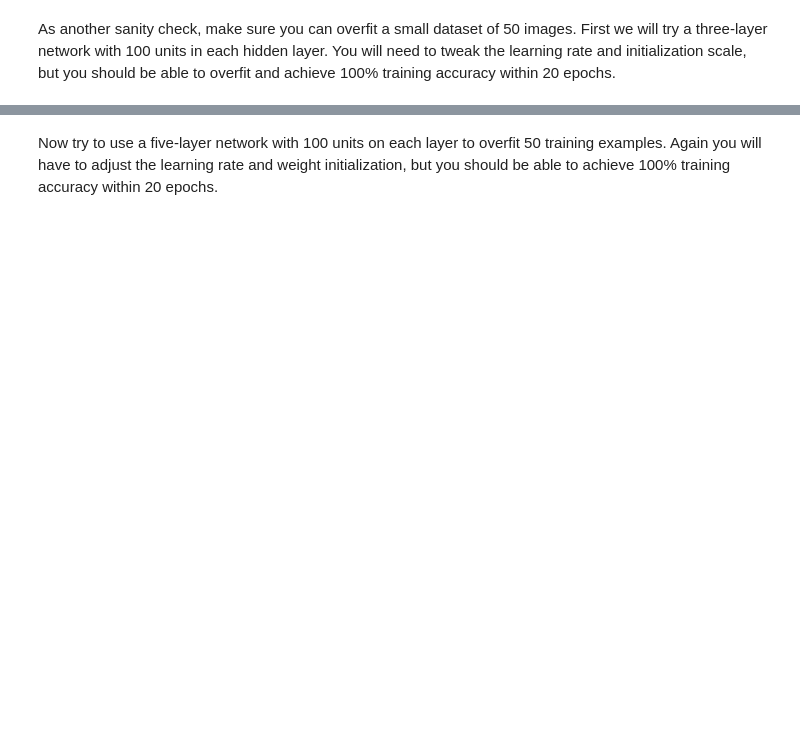
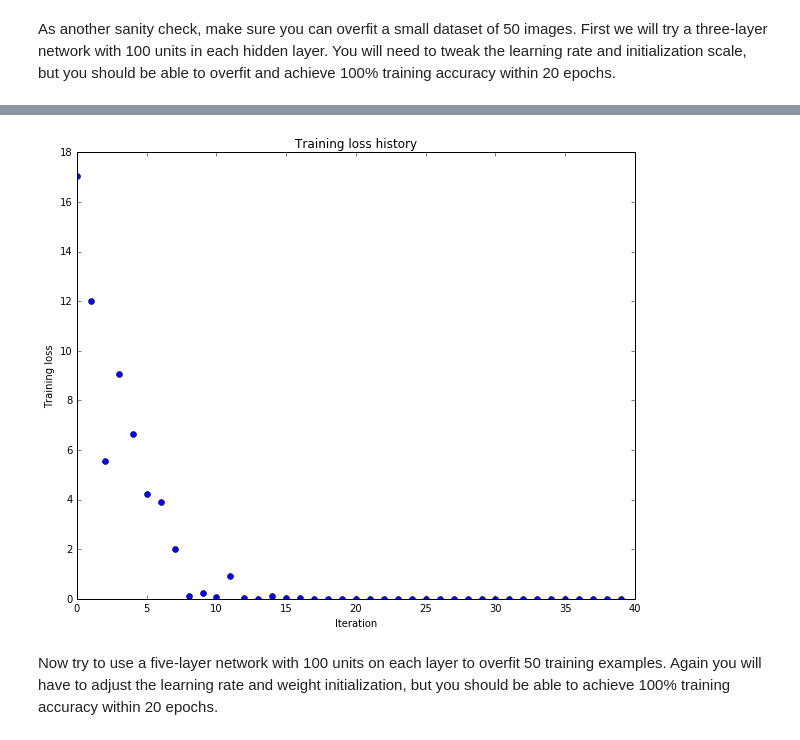
Before and after one commit to shaoweipng/cs231n-shaowei-testing, a Jupyter notebook: assignment2/FullyConnectedNets.ipynb, the cells around one changed output, grey strips where cells are left out. Saved outputs shown, nothing was run; the diff lists cells and outputs as text; code cells hidden in the pictures; blank space fills up the shorter version.

```diff
--- a/assignment2/FullyConnectedNets.ipynb
+++ b/assignment2/FullyConnectedNets.ipynb
@@ -414,8 +441,9 @@ small_data = {
   'y_val': data['y_val'],
 }
 
-weight_scale = 1e-2
-learning_rate = 1e-4
+weight_scale = 3.862881e-02 #1e-2
+learning_rate = 1.946705e-03 #1e-4
+
 model = FullyConnectedNet([100, 100],
               weight_scale=weight_scale, dtype=np.float64)
 solver = Solver(model, small_data,
@@ -432,3 +460,4 @@ plt.title('Training loss history')
 plt.xlabel('Iteration')
 plt.ylabel('Training loss')
 plt.show()
+# %% [output]
@@ -435,3 +481,4 @@ plt.show()
+[figure, added]
 # %% [markdown]
 Now try to use a five-layer network with 100 units on each layer to overfit 50 training examples. Again you will have to adjust the learning rate and weight initialization, but you should be able to achieve 100% training accuracy within 20 epochs.
 # %%
```
Also changed, not shown: parts of 12 cells of this notebook, 2 other files.
